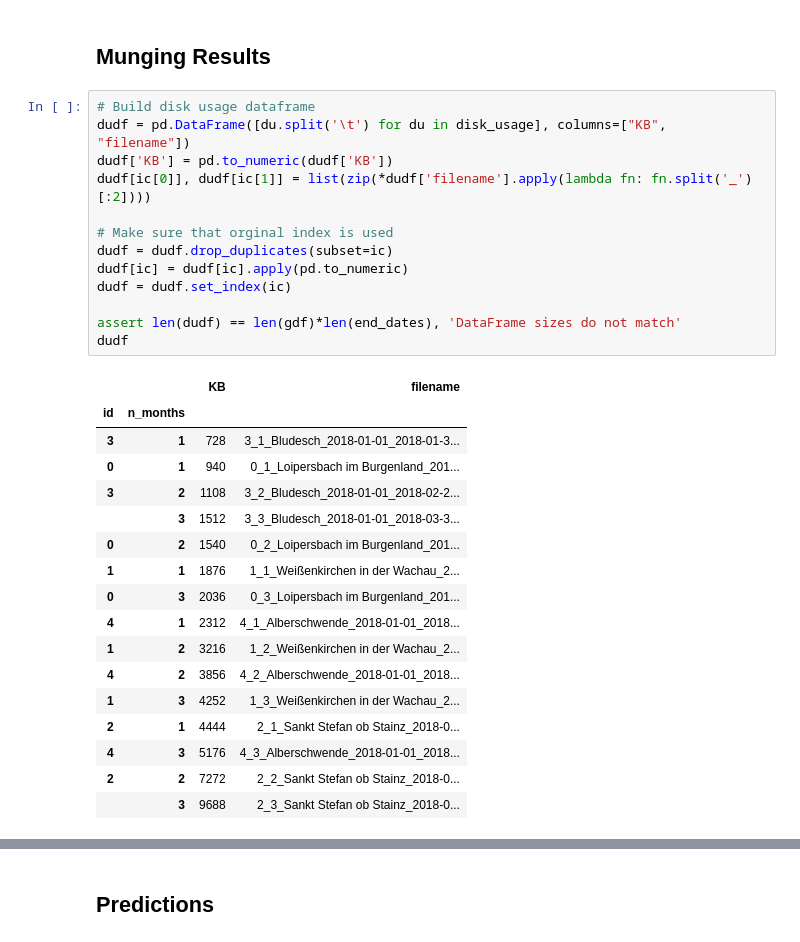
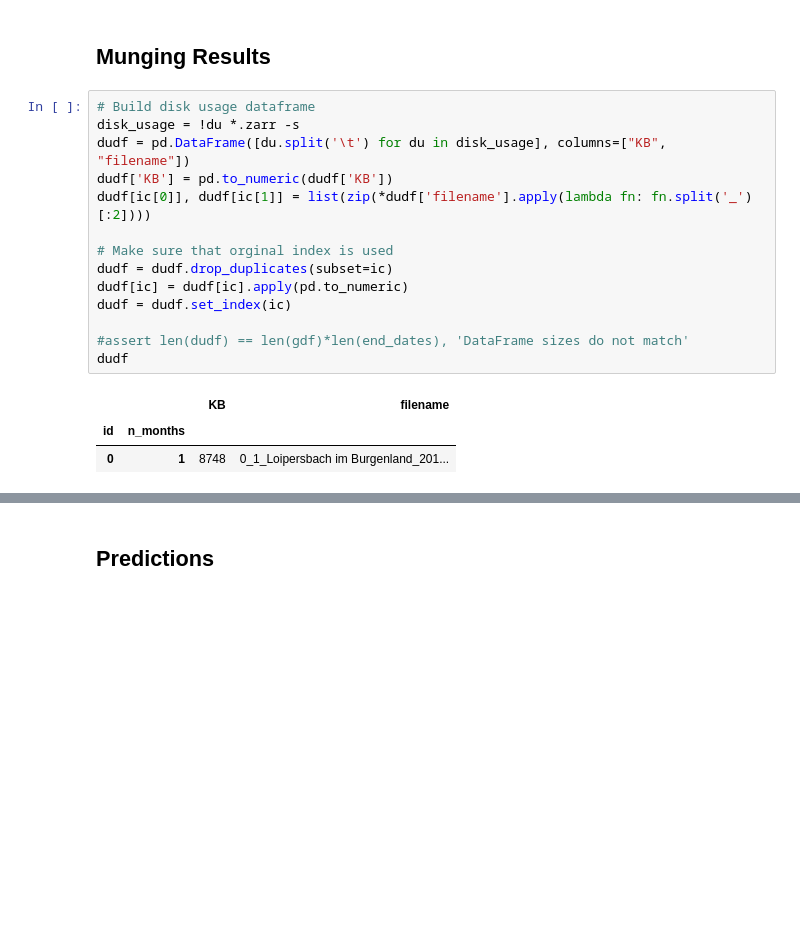
Before and after one commit to StefanBrand/masterdatacube, a Jupyter notebook: mdc_experiment.ipynb, the cells around one changed output, grey strips where cells are left out. Saved outputs shown, nothing was run; the diff lists cells and outputs as text; blank space fills up the shorter version.

```diff
--- a/mdc_experiment.ipynb
+++ b/mdc_experiment.ipynb
@@ -110,35 +112,22 @@ Received chunk (6, 0, 0) for band B04: took 1109.91 ms
 ## Munging Results
 # %%
 # Build disk usage dataframe
+disk_usage = !du *.zarr -s
 dudf = pd.DataFrame([du.split('\t') for du in disk_usage], columns=["KB", "filename"])
 dudf['KB'] = pd.to_numeric(dudf['KB'])
 dudf[ic[0]], dudf[ic[1]] = list(zip(*dudf['filename'].apply(lambda fn: fn.split('_')[:2])))
 
 # Make sure that orginal index is used
 dudf = dudf.drop_duplicates(subset=ic)
 dudf[ic] = dudf[ic].apply(pd.to_numeric)
 dudf = dudf.set_index(ic)
 
-assert len(dudf) == len(gdf)*len(end_dates), 'DataFrame sizes do not match'
+#assert len(dudf) == len(gdf)*len(end_dates), 'DataFrame sizes do not match'
 dudf
 # %% [output]
 |  |  | KB | filename |
 | id | n_months |  |  |
-| 3 | 1 | 728 | 3_1_Bludesch_2018-01-01_2018-01-3... |
-| 0 | 1 | 940 | 0_1_Loipersbach im Burgenland_201... |
-| 3 | 2 | 1108 | 3_2_Bludesch_2018-01-01_2018-02-2... |
-|  | 3 | 1512 | 3_3_Bludesch_2018-01-01_2018-03-3... |
-| 0 | 2 | 1540 | 0_2_Loipersbach im Burgenland_201... |
-| 1 | 1 | 1876 | 1_1_Weißenkirchen in der Wachau_2... |
-| 0 | 3 | 2036 | 0_3_Loipersbach im Burgenland_201... |
-| 4 | 1 | 2312 | 4_1_Alberschwende_2018-01-01_2018... |
-| 1 | 2 | 3216 | 1_2_Weißenkirchen in der Wachau_2... |
-| 4 | 2 | 3856 | 4_2_Alberschwende_2018-01-01_2018... |
-| 1 | 3 | 4252 | 1_3_Weißenkirchen in der Wachau_2... |
-| 2 | 1 | 4444 | 2_1_Sankt Stefan ob Stainz_2018-0... |
-| 4 | 3 | 5176 | 4_3_Alberschwende_2018-01-01_2018... |
-| 2 | 2 | 7272 | 2_2_Sankt Stefan ob Stainz_2018-0... |
-|  | 3 | 9688 | 2_3_Sankt Stefan ob Stainz_2018-0... |
+| 0 | 1 | 8748 | 0_1_Loipersbach im Burgenland_201... |
 # %%
 # Build Time Dataframe
 tdf = pd.DataFrame(times).set_index(ic)
```
Also changed, not shown: parts of 8 cells of this notebook.
